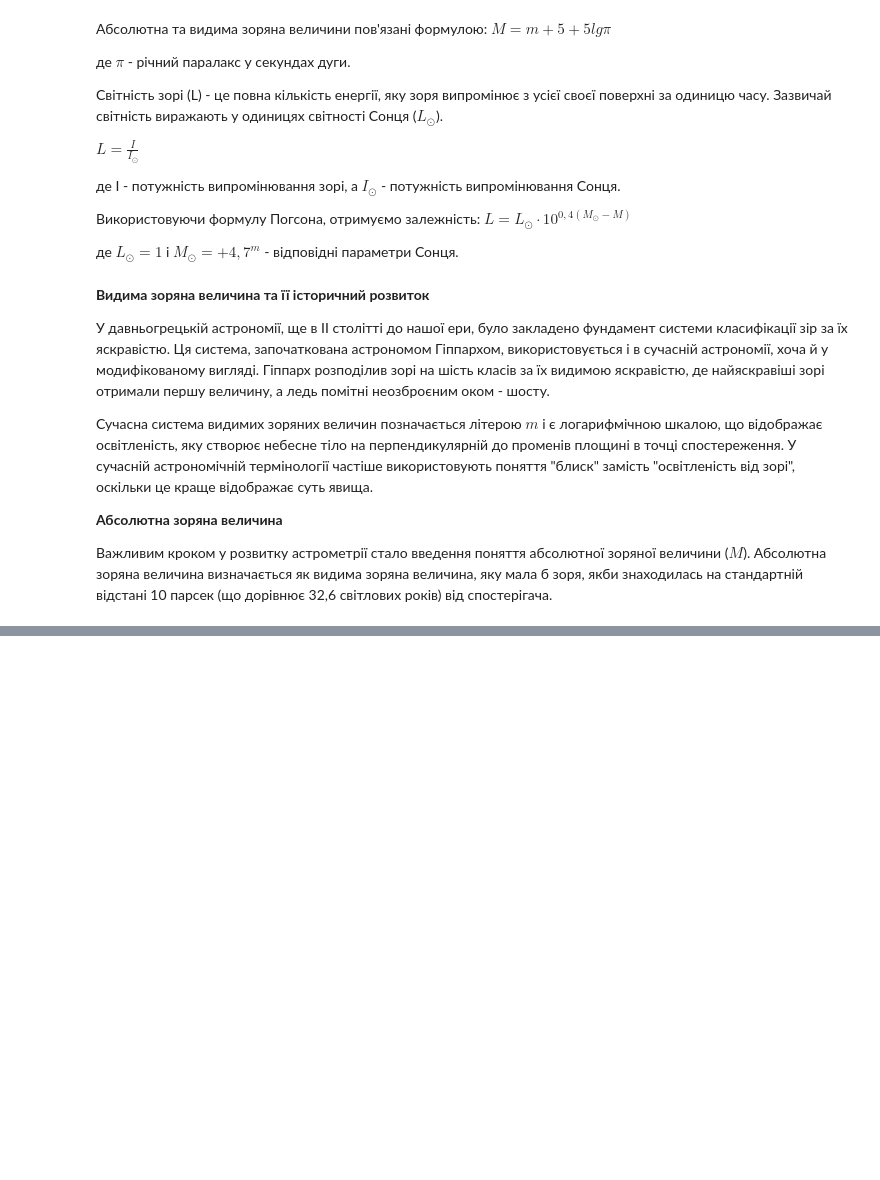
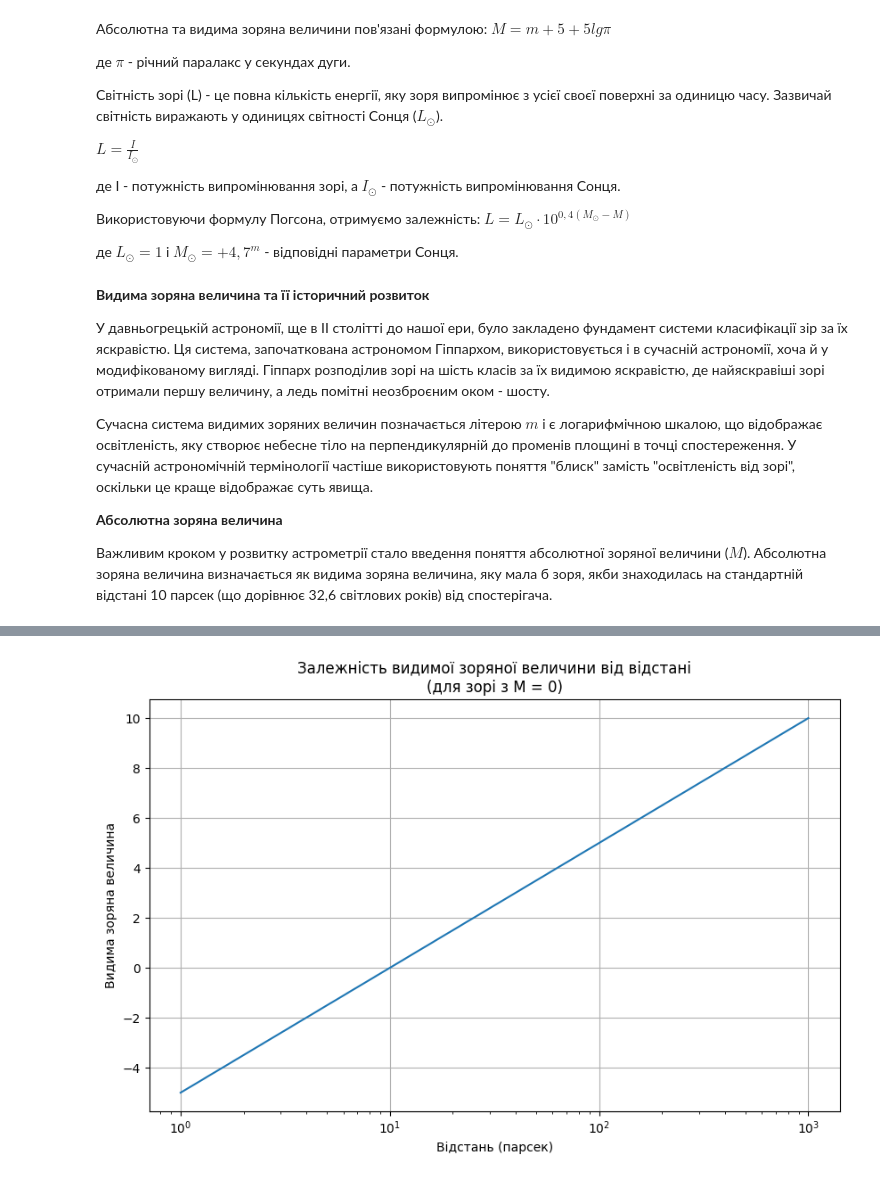
Before and after one commit to Yakovliev/quantopia-school-ua, a Jupyter notebook: _sources/astronomy_content/01_basics/apparent_and_absolute_magnitude.ipynb, the cells around one changed output, grey strips where cells are left out. Drawn from its saved outputs; the diff is of its cells as text; code cells hidden in the pictures; blank space fills up the shorter version.

```diff
--- a/_sources/astronomy_content/01_basics/apparent_and_absolute_magnitude.ipynb
+++ b/_sources/astronomy_content/01_basics/apparent_and_absolute_magnitude.ipynb
@@ -91,0 +170,75 @@ $L = L_{\odot} \cdot 10^{0,4(M_{\odot}-M)}$
+# %%
+import numpy as np
+import matplotlib.pyplot as plt
+
+def calculate_absolute_magnitude(m, distance_parsecs):
+    """
+    Обчислює абсолютну зоряну величину.
+
+    Параметри:
+    m (float): Видима зоряна величина
+    distance_parsecs (float): Відстань до зорі в парсеках
+
+    Повертає:
+    float: Абсолютна зоряна величина
+    """
+    return m - 5 * np.log10(distance_parsecs/10)
+
+def calculate_visible_magnitude(M, distance_parsecs):
+    """
+    Обчислює видиму зоряну величину.
+
+    Параметри:
+    M (float): Абсолютна зоряна величина
+    distance_parsecs (float): Відстань до зорі в парсеках
+
+    Повертає:
+    float: Видима зоряна величина
+    """
+    return M + 5 * np.log10(distance_parsecs/10)
+
+def brightness_ratio(m1, m2):
+    """
+    Обчислює відношення яскравостей двох зір за їх видимими зоряними величинами.
+
+    Параметри:
+    m1, m2 (float): Видимі зоряні величини двох зір
+
+    Повертає:
+    float: Відношення яскравостей (E1/E2)
+    """
+    return 2.512 ** (m2 - m1)
+
+# Приклад використання функцій
+if __name__ == "__main__":
+    # Дані деяких відомих зір
+    stars = {
+        "Сіріус": {"m": -1.46, "distance": 2.64},
+        "Вега": {"m": 0.03, "distance": 25.04},
+        "Полярна": {"m": 2.0, "distance": 433.8}
+    }
+
+    # Обчислення абсолютних зоряних величин
+    print("Абсолютні зоряні величини:")
+    for star, data in stars.items():
+        M = calculate_absolute_magnitude(data["m"], data["distance"])
+        print(f"{star}: {M:.2f}")
+
+    # Порівняння яскравості Сіріуса та Веги
+    ratio = brightness_ratio(stars["Сіріус"]["m"], stars["Вега"]["m"])
+    print(f"\nСіріус яскравіший за Вегу в {ratio:.2f} разів")
+
+    # Візуалізація залежності видимої зоряної величини від відстані
+    distances = np.logspace(0, 3, 1000)  # від 1 до 1000 парсек
+    M = 0  # Припустимо, зоря має абсолютну зоряну величину 0
+    visible_magnitudes = calculate_visible_magnitude(M, distances)
+
+    plt.figure(figsize=(10, 6))
+    plt.plot(distances, visible_magnitudes)
+    plt.xscale('log')
+    plt.grid(True)
+    plt.xlabel('Відстань (парсек)')
+    plt.ylabel('Видима зоряна величина')
+    plt.title('Залежність видимої зоряної величини від відстані\n(для зорі з M = 0)')
+    plt.show()
+# %% [output]
@@ -91,0 +251 @@ $L = L_{\odot} \cdot 10^{0,4(M_{\odot}-M)}$
+[figure, added]
```
Also changed, not shown: parts of 3 cells of this notebook, 30 other files.
